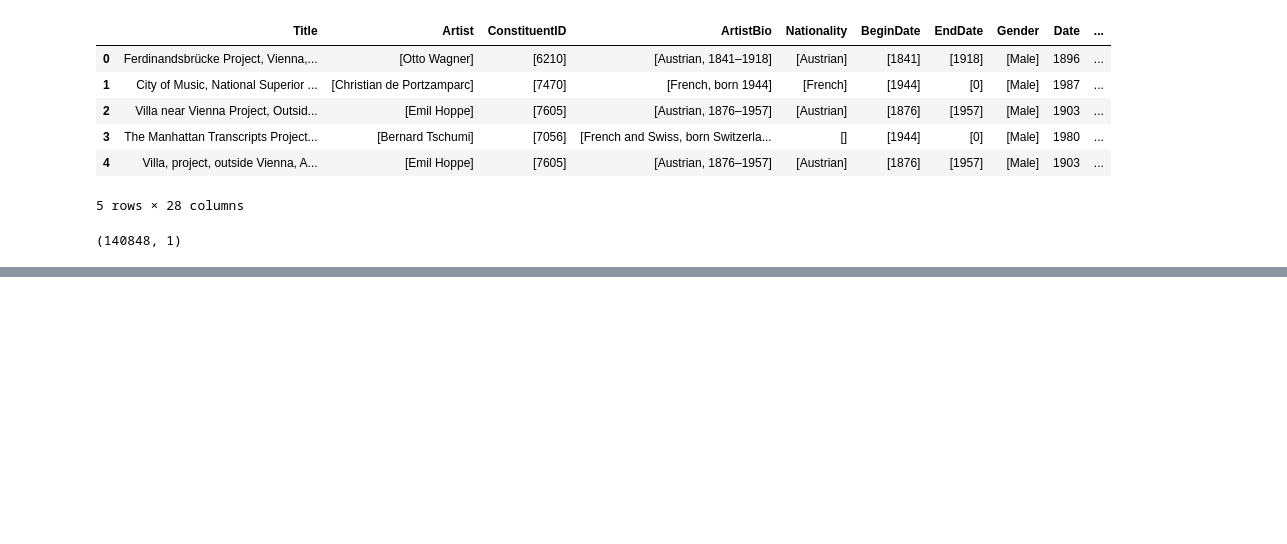
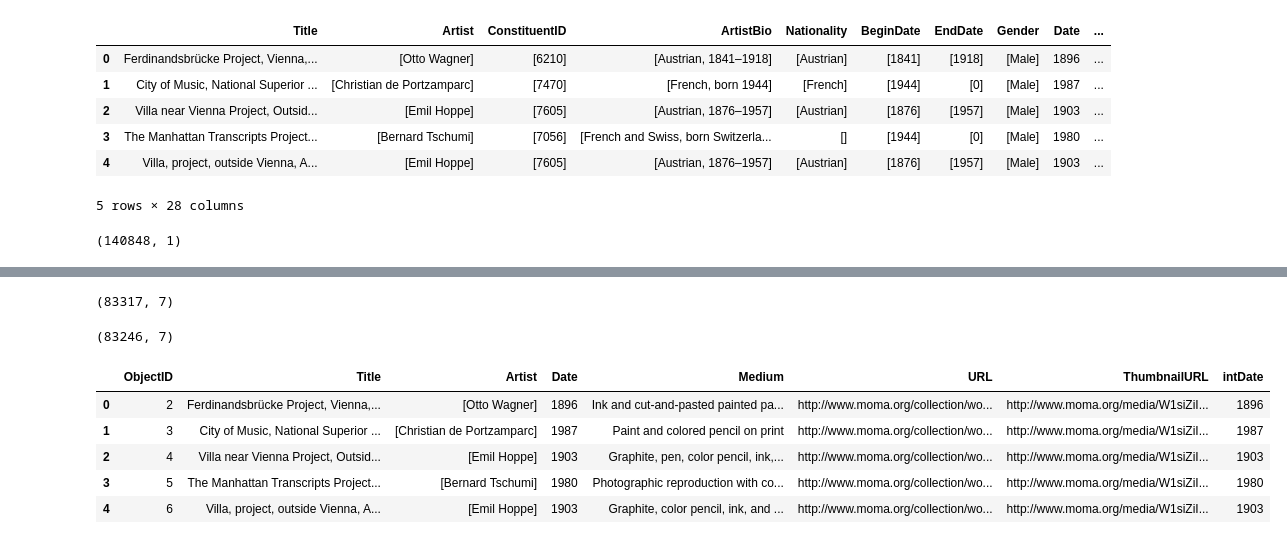
Before and after one commit to Goli-SF/beating_heart_of_art, a Jupyter notebook: notebooks/Golnaz_moma_collection.ipynb, the cells around one changed output, grey strips where cells are left out. Cells and saved outputs as stored; diff of their text form; code cells hidden in the pictures; blank space fills up the shorter version.

```diff
--- a/notebooks/Golnaz_moma_collection.ipynb
+++ b/notebooks/Golnaz_moma_collection.ipynb
@@ -48,3 +51,5 @@ moma_df_update=moma_df_update[moma_df_update['Medium']!= None]
+# %%
+moma_df_update=moma_df_update[moma_df_update['Medium'].notna()]
 # %%
 moma_df_update.shape
 # %% [output]
@@ -87,0 +57,23 @@ def imagelink_csv_maker(df):
+# %%
+moma_df_update=moma_df_update[moma_df_update['ThumbnailURL'].notna()]
+# %%
+moma_df_update.shape
+# %% [output]
+(83317, 7)
+# %%
+moma_df_update=moma_df_update[moma_df_update['Date'].notna()]
+# %%
+moma_df_update.shape
+# %% [output]
+(83246, 7)
+# %%
+moma_df_update['intDate']= moma_df_update['Date'].apply(lambda x: int(x[:4]) if len(x)>3 and x[:3].isdigit() else 0)
+# %%
+moma_df_update.head()
+# %% [output]
+|  | ObjectID | Title | Artist | Date | Medium | URL | ThumbnailURL | intDate |
+| 0 | 2 | Ferdinandsbrücke Project, Vienna,... | [Otto Wagner] | 1896 | Ink and cut-and-pasted painted pa... | http://www.moma.org/collection/wo... | http://www.moma.org/media/W1siZiI... | 1896 |
+| 1 | 3 | City of Music, National Superior ... | [Christian de Portzamparc] | 1987 | Paint and colored pencil on print | http://www.moma.org/collection/wo... | http://www.moma.org/media/W1siZiI... | 1987 |
+| 2 | 4 | Villa near Vienna Project, Outsid... | [Emil Hoppe] | 1903 | Graphite, pen, color pencil, ink,... | http://www.moma.org/collection/wo... | http://www.moma.org/media/W1siZiI... | 1903 |
+| 3 | 5 | The Manhattan Transcripts Project... | [Bernard Tschumi] | 1980 | Photographic reproduction with co... | http://www.moma.org/collection/wo... | http://www.moma.org/media/W1siZiI... | 1980 |
+| 4 | 6 | Villa, project, outside Vienna, A... | [Emil Hoppe] | 1903 | Graphite, color pencil, ink, and ... | http://www.moma.org/collection/wo... | http://www.moma.org/media/W1siZiI... | 1903 |
```
Also changed, not shown: parts of 39 cells of this notebook.
